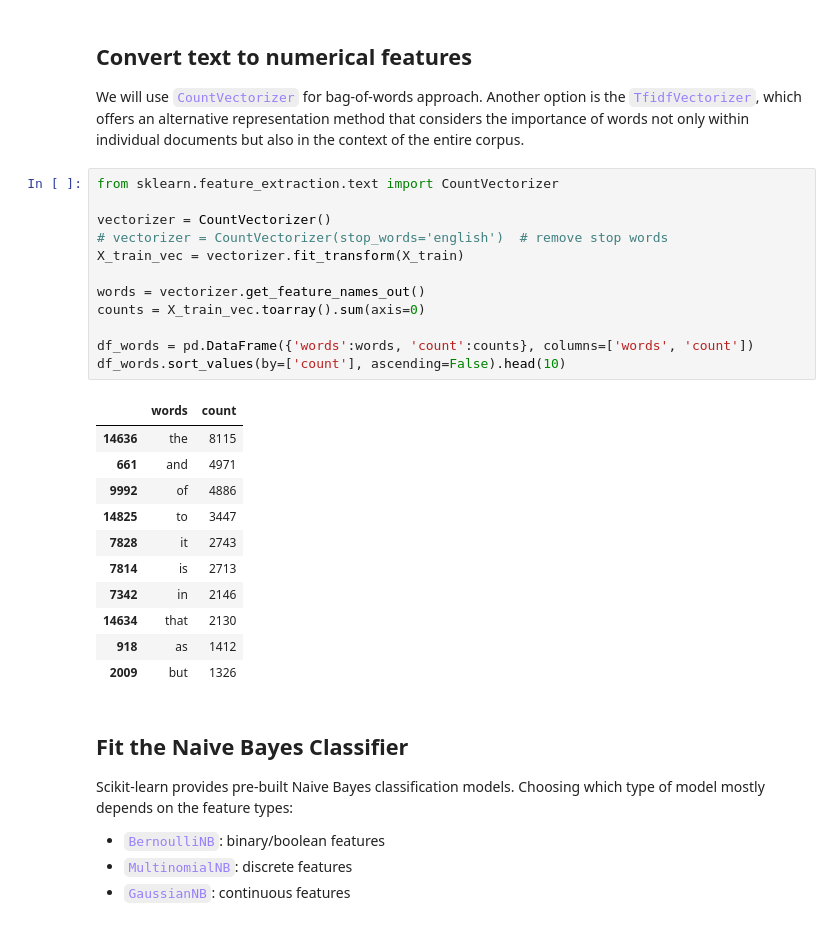
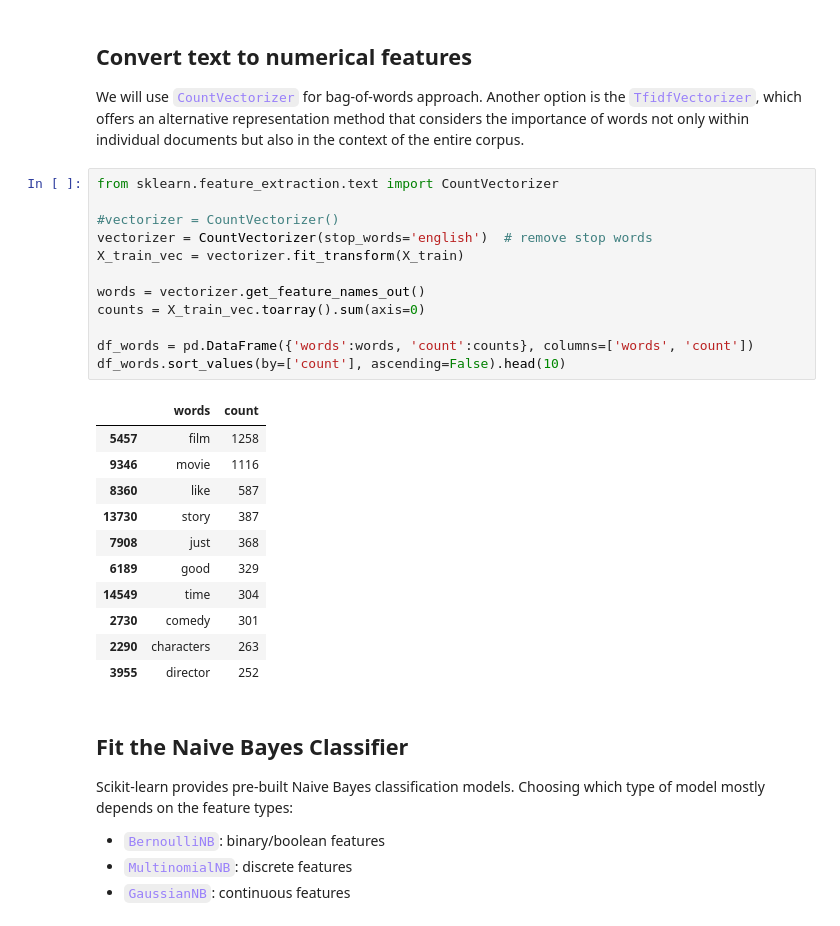
Before and after one commit to gabosantos/2324CS280UPD, a Jupyter notebook: CS_280_Lesson_1_Bayesian_Classifier.ipynb, the cells around one changed output. Saved outputs shown, nothing was run; the diff lists cells and outputs as text.

```diff
--- a/CS_280_Lesson_1_Bayesian_Classifier.ipynb
+++ b/CS_280_Lesson_1_Bayesian_Classifier.ipynb
@@ -264,27 +260,27 @@ We will use <font color="#9980FA">`CountVectorizer`</font> for bag-of-words appr
 # %%
 from sklearn.feature_extraction.text import CountVectorizer
 
-vectorizer = CountVectorizer()
-# vectorizer = CountVectorizer(stop_words='english')  # remove stop words
+#vectorizer = CountVectorizer()
+vectorizer = CountVectorizer(stop_words='english')  # remove stop words
 X_train_vec = vectorizer.fit_transform(X_train)
 
 words = vectorizer.get_feature_names_out()
 counts = X_train_vec.toarray().sum(axis=0)
 
 df_words = pd.DataFrame({'words':words, 'count':counts}, columns=['words', 'count'])
 df_words.sort_values(by=['count'], ascending=False).head(10)
 # %% [output]
 |  | words | count |
-| 14636 | the | 8115 |
-| 661 | and | 4971 |
-| 9992 | of | 4886 |
-| 14825 | to | 3447 |
-| 7828 | it | 2743 |
-| 7814 | is | 2713 |
-| 7342 | in | 2146 |
-| 14634 | that | 2130 |
-| 918 | as | 1412 |
-| 2009 | but | 1326 |
+| 5457 | film | 1258 |
+| 9346 | movie | 1116 |
+| 8360 | like | 587 |
+| 13730 | story | 387 |
+| 7908 | just | 368 |
+| 6189 | good | 329 |
+| 14549 | time | 304 |
+| 2730 | comedy | 301 |
+| 2290 | characters | 263 |
+| 3955 | director | 252 |
 # %% [markdown]
 ## Fit the Naive Bayes Classifier
 
```
Also changed, not shown: parts of 7 cells of this notebook.
